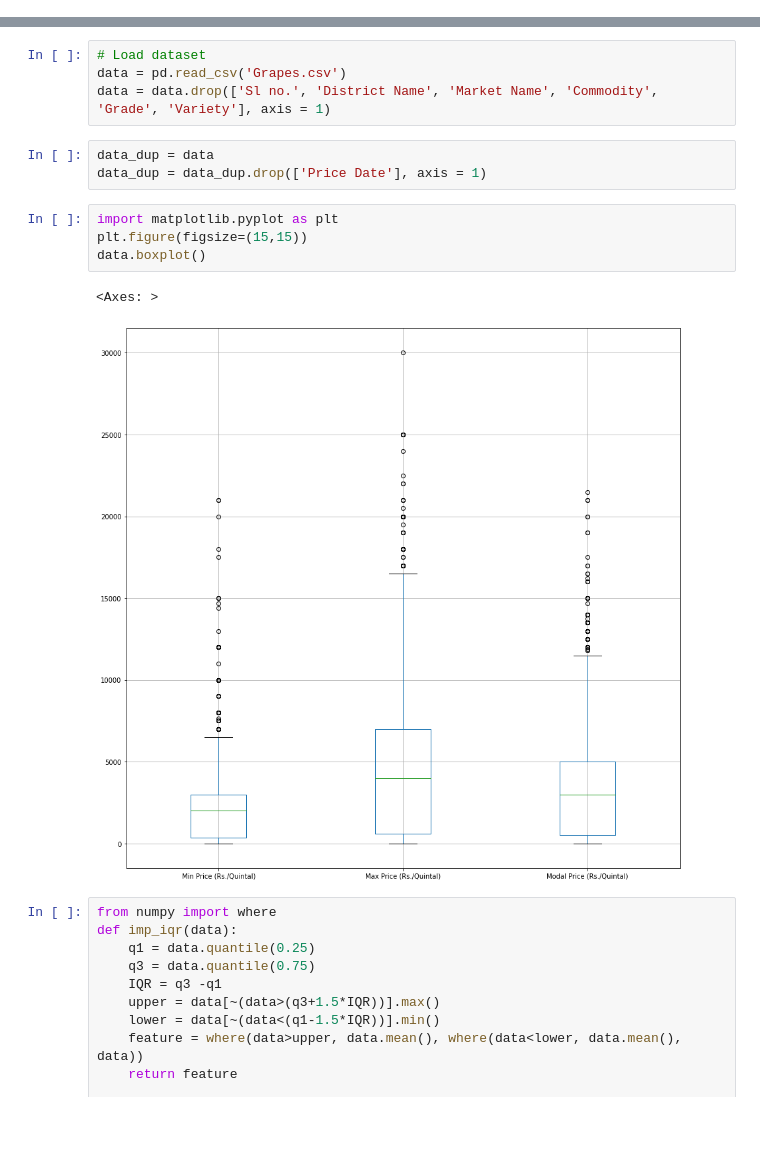
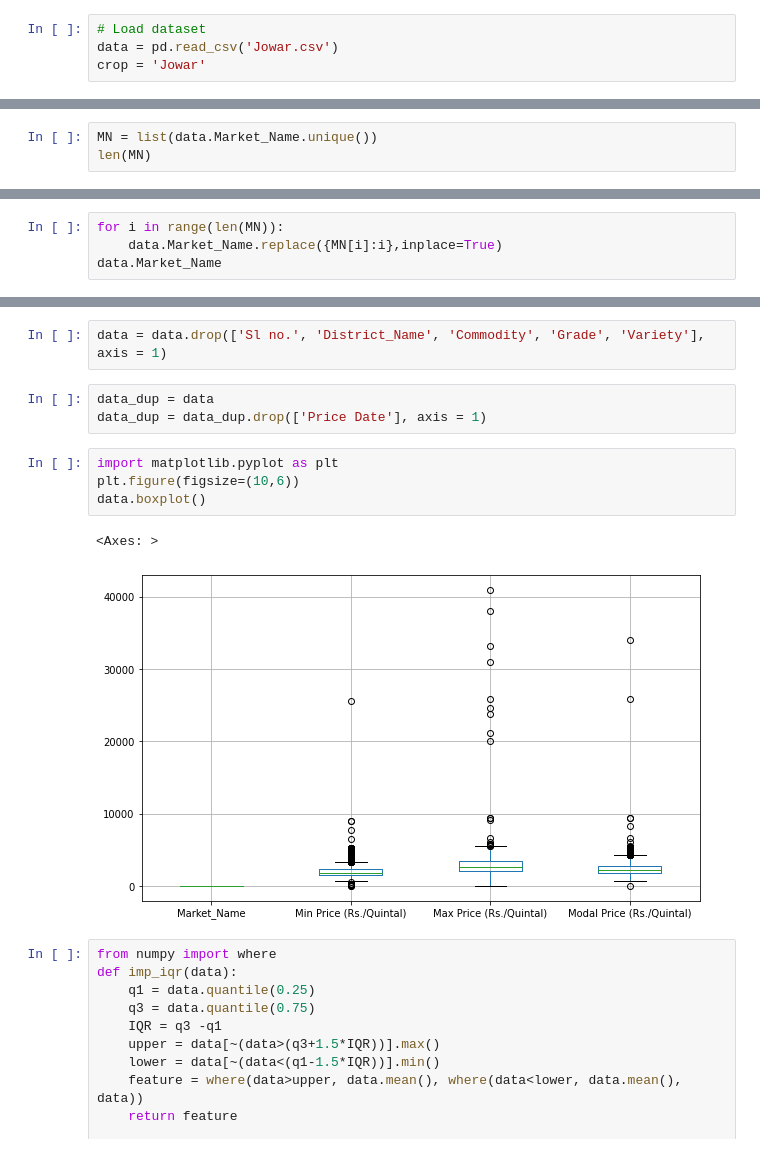
Before and after one commit to khushi0205/Smagri_Contents, a Jupyter notebook: Pred.ipynb, the cells around one changed output, grey strips where cells are left out. Saved outputs shown, nothing was run; the diff lists cells and outputs as text; blank space fills up the shorter version.

```diff
--- a/Pred.ipynb
+++ b/Pred.ipynb
@@ -7,3 +7,7 @@ from sklearn.model_selection import train_test_split
 from sklearn.metrics import mean_absolute_error, mean_squared_error
 import numpy as np
 from tensorflow.keras.optimizers import Adam
+# %%
+# Load dataset
+data = pd.read_csv('Jowar.csv')
+crop = 'Jowar'
@@ -9,0 +46,3 @@ from tensorflow.keras.optimizers import Adam
+# %%
+MN = list(data.Market_Name.unique())
+len(MN)
@@ -9,0 +51,4 @@ from tensorflow.keras.optimizers import Adam
+# %%
+for i in range(len(MN)):
+    data.Market_Name.replace({MN[i]:i},inplace=True)
+data.Market_Name
@@ -10,17 +68,15 @@ from tensorflow.keras.optimizers import Adam
 # %%
-# Load dataset
-data = pd.read_csv('Grapes.csv')
-data = data.drop(['Sl no.', 'District Name', 'Market Name', 'Commodity', 'Grade', 'Variety'], axis = 1)
+data = data.drop(['Sl no.', 'District_Name', 'Commodity', 'Grade', 'Variety'], axis = 1)
 # %%
 data_dup = data
 data_dup = data_dup.drop(['Price Date'], axis = 1)
 # %%
 import matplotlib.pyplot as plt
-plt.figure(figsize=(15,15))
+plt.figure(figsize=(10,6))
 data.boxplot()
 # %% [output]
 <Axes: >
-[figure, old version]
+[figure, new version]
 # %%
 from numpy import where
 def imp_iqr(data):
```
Also changed, not shown: parts of 21 cells of this notebook.
